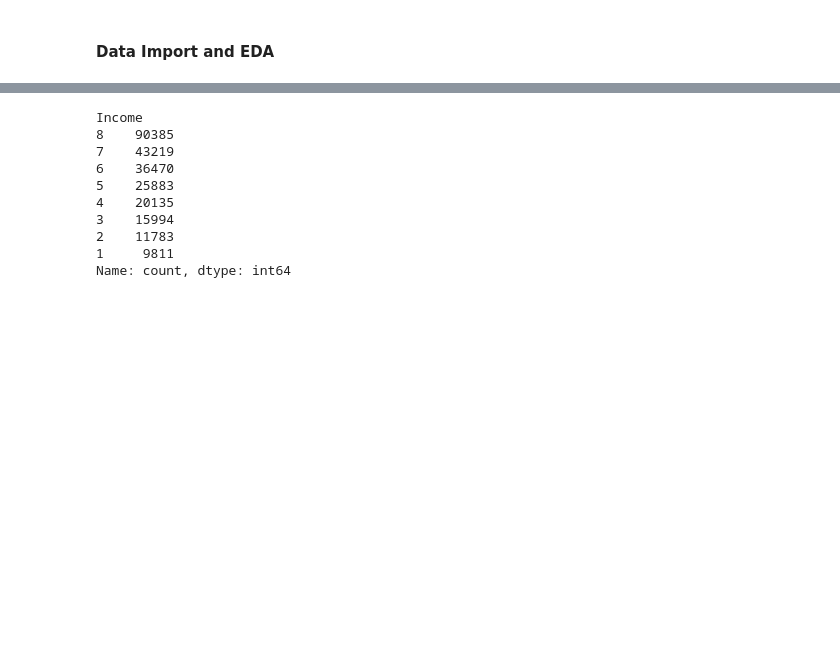
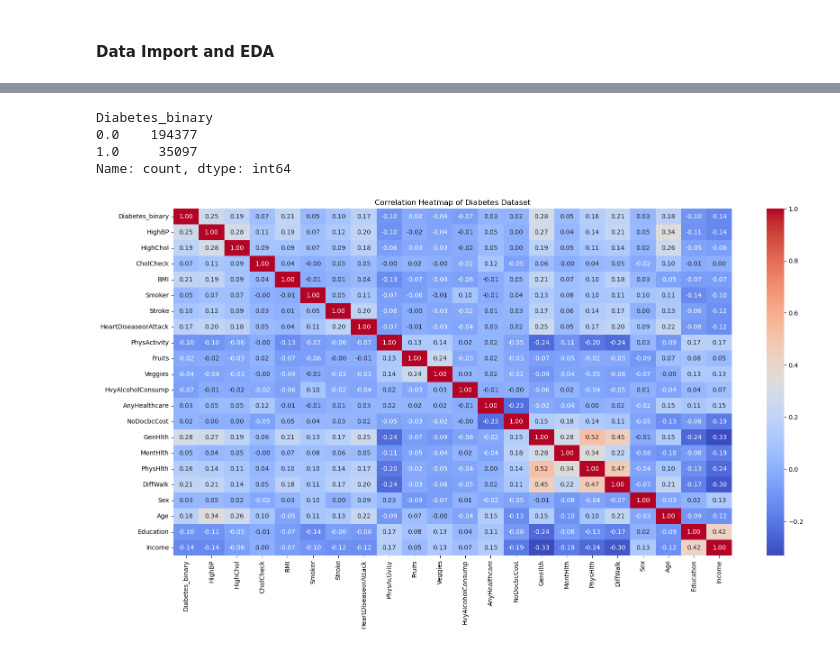
Before and after one commit to ashcds/US-diabetes-health-indicators, a Jupyter notebook: diabetes_model.ipynb, the cells around one changed output, grey strips where cells are left out. Saved outputs shown, nothing was run; the diff lists cells and outputs as text; code cells hidden in the pictures; blank space fills up the shorter version.

```diff
--- a/diabetes_model.ipynb
+++ b/diabetes_model.ipynb
@@ -8,3 +9,10 @@ import matplotlib.pyplot as plt
 # %%
-!pip install ucimlrepo
+# Read data from CSV file
+df = pd.read_csv('diabetes_binary_health_indicators_BRFSS2015.csv')
+
+# Convert to dataframe
+diabetes = pd.DataFrame(df)
+
+# Display the first few rows of the DataFrame
+diabetes.info()
 # %% [output]
@@ -47,0 +36,5 @@ X_diabetes
+# %%
+diabetes.duplicated().sum() # Check for duplicates
+diabetes.drop_duplicates(inplace=True) # Drop duplicates
+diabetes.reset_index(drop=True, inplace=True) # Reset index after dropping duplicates
+diabetes.info() # Check the DataFrame info again
@@ -48,13 +59,8 @@ X_diabetes
 # %%
-X_diabetes['Income'].value_counts()
+diabetes.head()
+diabetes['Diabetes_binary'].value_counts()
 # %% [output]
-Income
-8    90385
-7    43219
-6    36470
-5    25883
-4    20135
-3    15994
-2    11783
-1     9811
+Diabetes_binary
+0.0    194377
+1.0     35097
 Name: count, dtype: int64
@@ -60,0 +71,7 @@ Name: count, dtype: int64
+# %%
+plt.figure(figsize=(20,10))
+sns.heatmap(diabetes.corr(), annot=True, fmt='.2f', cmap='coolwarm')
+plt.title('Correlation Heatmap of Diabetes Dataset')
+plt.show()
+# %% [output]
+[figure, added]
```
Also changed, not shown: parts of 5 cells of this notebook.
